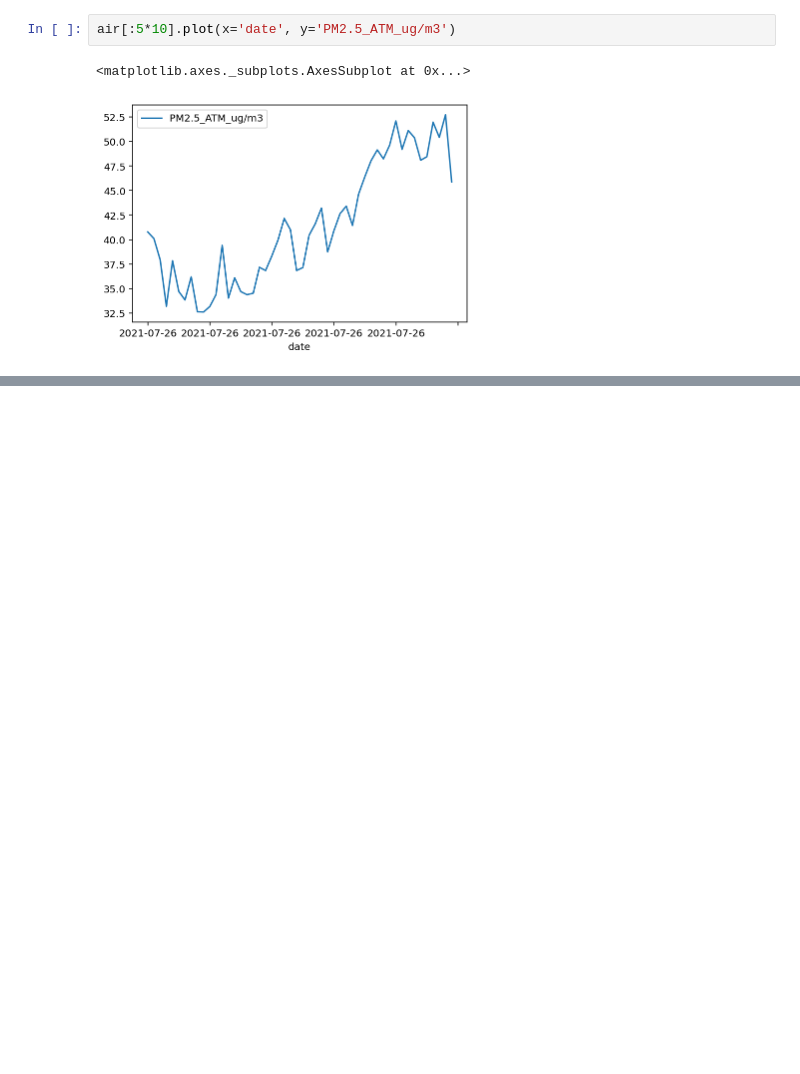
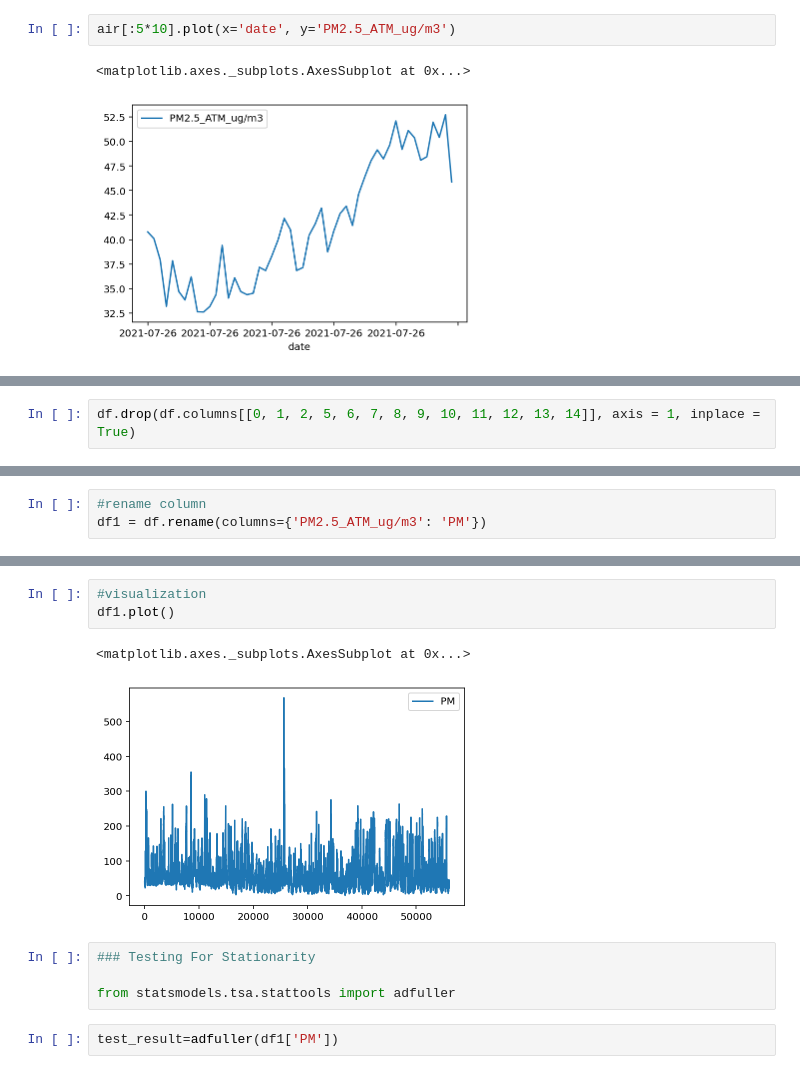
Before and after one commit to gigikenneth/time-series, a Jupyter notebook: ts1.ipynb, the cells around one changed output, grey strips where cells are left out. Saved outputs shown, nothing was run; the diff lists cells and outputs as text; blank space fills up the shorter version.

```diff
--- a/ts1.ipynb
+++ b/ts1.ipynb
@@ -84,0 +58,2 @@ dtype: object
+# %%
+df.drop(df.columns[[0, 1, 2, 5, 6, 7, 8, 9, 10, 11, 12, 13, 14]], axis = 1, inplace = True)
@@ -84,0 +81,3 @@ dtype: object
+# %%
+#rename column
+df1 = df.rename(columns={'PM2.5_ATM_ug/m3': 'PM'})
@@ -84,0 +93,12 @@ dtype: object
+# %%
+#visualization
+df1.plot()
+# %% [output]
+<matplotlib.axes._subplots.AxesSubplot at 0x...>
+[figure, added]
+# %%
+### Testing For Stationarity
+
+from statsmodels.tsa.stattools import adfuller
+# %%
+test_result=adfuller(df1['PM'])
```
Also changed, not shown: parts of 12 cells of this notebook.
